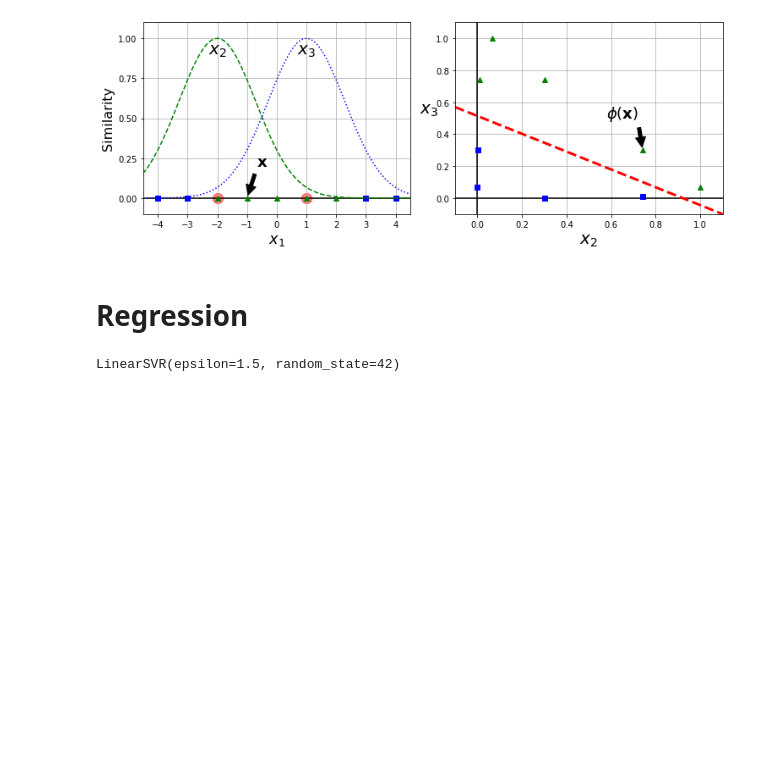
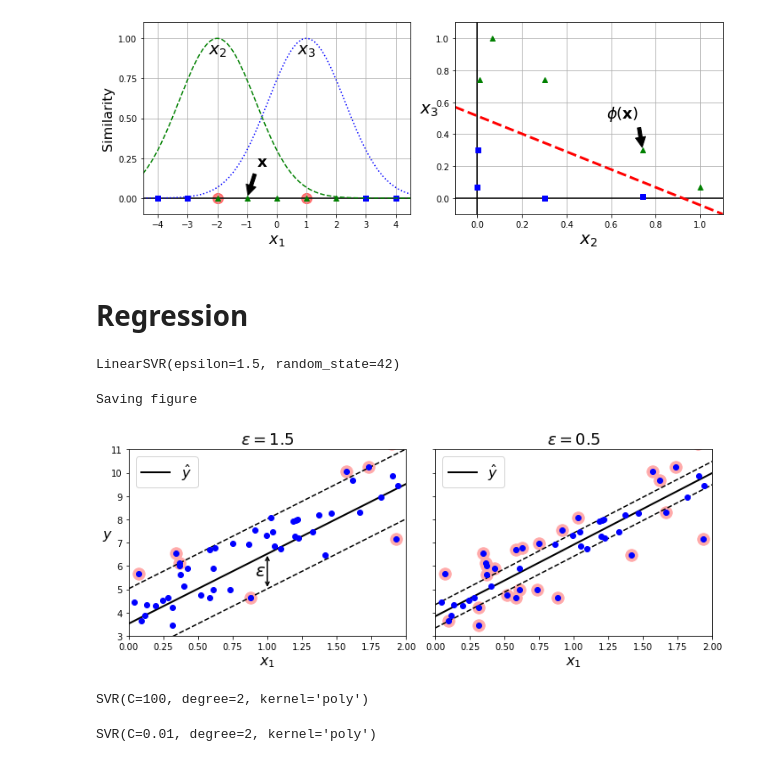
Before and after one commit to amit-timalsina/Support-Vector-Machines, a Jupyter notebook: Support Vector Machines.ipynb, the cells around one changed output. Cells and saved outputs as stored; diff of their text form; code cells hidden in the pictures; blank space fills up the shorter version.

Commit message:
SVM Regression

```diff
--- a/Support Vector Machines.ipynb
+++ b/Support Vector Machines.ipynb
@@ -506,3 +506,38 @@ svm_reg2.support_ = find_support_vectors(svm_reg2, X, y)
 
 eps_x1 = 1
 eps_y_pred = svm_reg1.predict([[eps_x1]])
+# %%
+def plot_svm_regression(svm_reg, X, y, axes):
+    x1s = np.linspace(axes[0], axes[1], 100).reshape(-1, 1)
+    y_pred = svm_reg.predict(x1s)
+    plt.plot(x1s, y_pred, 'k-', linewidth=2, label=r"$\hat{y}$")
+    plt.plot(x1s, y_pred + svm_reg.epsilon, 'k--')
+    plt.plot(x1s, y_pred - svm_reg.epsilon, 'k--')
+    plt.scatter(X[svm_reg.support_], y[svm_reg.support_], s=180, facecolors='#ffaaaa')
+    plt.plot(X, y, 'bo')
+    plt.xlabel(r"$x_1$", fontsize=16)
+    plt.legend(loc='upper left', fontsize = 16)
+    plt.axis(axes)
+
+fig, axes = plt.subplots(ncols=2, sharey=True, figsize=(10, 4))
+plt.sca(axes[0])
+plot_svm_regression(svm_reg1, X, y, [0, 2, 3, 11])
+plt.title(r"$\epsilon = {}$".format(svm_reg1.epsilon), fontsize=18)
+plt.ylabel(r"$y$", fontsize=16, rotation=0)
+plt.annotate(
+            '',
+            xy=(eps_x1, eps_y_pred),
+            xycoords='data',
+            xytext=(eps_x1, eps_y_pred - svm_reg1.epsilon),
+            textcoords='data',
+            arrowprops={'arrowstyle': '<->', 'linewidth': 1.5}
+    )
+plt.text(0.91, 5.6, r"$\epsilon$", fontsize=20)
+plt.sca(axes[1])
+plot_svm_regression(svm_reg2, X, y, [0, 2, 3, 11])
+plt.title(r"$\epsilon = {}$".format(svm_reg2.epsilon), fontsize=18)
+save_fig('svm_regression_plot')
+plt.show()
+# %% [output]
+Saving figure
+[figure, added]
@@ -508,0 +549,16 @@ eps_y_pred = svm_reg1.predict([[eps_x1]])
+# %%
+from sklearn.svm import SVR
+
+svm_poly_reg = SVR(kernel="poly", degree=2, C=100, epsilon=0.1, gamma="scale")
+svm_poly_reg.fit(X, y)
+# %% [output]
+SVR(C=100, degree=2, kernel='poly')
+# %%
+from sklearn.svm import SVR
+
+svm_poly_reg1 = SVR(kernel="poly", degree=2, C=100, epsilon=0.1, gamma="scale")
+svm_poly_reg2 = SVR(kernel="poly", degree=2, C=1, epsilon=0.1, gamma="scale")
+svm_poly_reg1.fit(X, y)
+svm_poly_reg2.fit(X, y)
+# %% [output]
+SVR(C=0.01, degree=2, kernel='poly')
```
Also changed, not shown: parts of 5 cells of this notebook, 2 other files.
